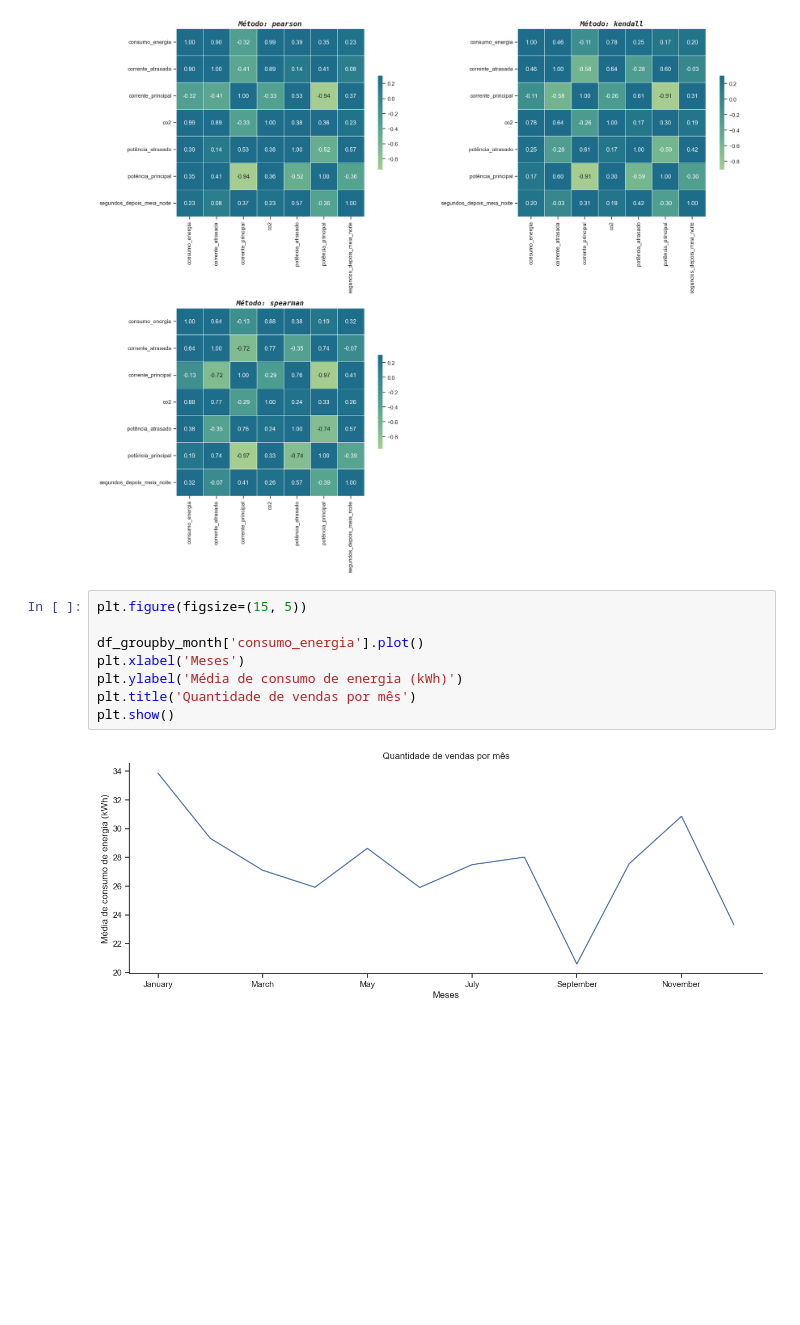
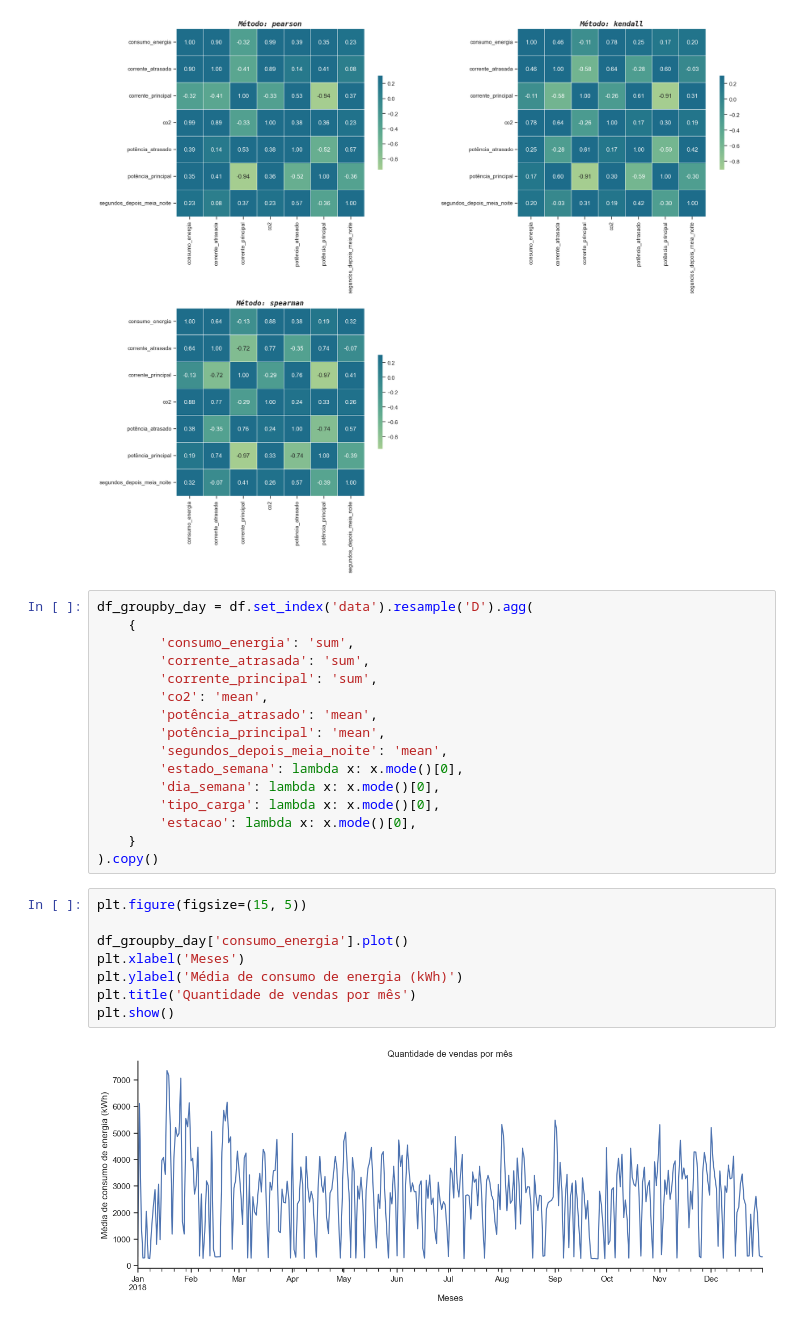
Before and after one commit to MatBrands/Data4All_Business-Case, a Jupyter notebook: main/notebooks/eda.ipynb, the cells around one changed output. Saved outputs shown, nothing was run; the diff lists cells and outputs as text; blank space fills up the shorter version.

```diff
--- a/main/notebooks/eda.ipynb
+++ b/main/notebooks/eda.ipynb
@@ -302,14 +302,30 @@ fig.tight_layout()
 plt.show()
 # %% [output]
 [figure]
+# %%
+df_groupby_day = df.set_index('data').resample('D').agg(
+    {
+        'consumo_energia': 'sum',
+        'corrente_atrasada': 'sum',
+        'corrente_principal': 'sum',
+        'co2': 'mean',
+        'potência_atrasado': 'mean',
+        'potência_principal': 'mean',
+        'segundos_depois_meia_noite': 'mean',
+        'estado_semana': lambda x: x.mode()[0],
+        'dia_semana': lambda x: x.mode()[0],
+        'tipo_carga': lambda x: x.mode()[0],
+        'estacao': lambda x: x.mode()[0],
+    }
+).copy()
 # %%
 plt.figure(figsize=(15, 5))
 
-df_groupby_month['consumo_energia'].plot()
+df_groupby_day['consumo_energia'].plot()
 plt.xlabel('Meses')
 plt.ylabel('Média de consumo de energia (kWh)')
 plt.title('Quantidade de vendas por mês')
 plt.show()
 # %% [output]
-[figure, old version]
+[figure, new version]
 # %%
```
Also changed, not shown: parts of 1 cell of this notebook.
